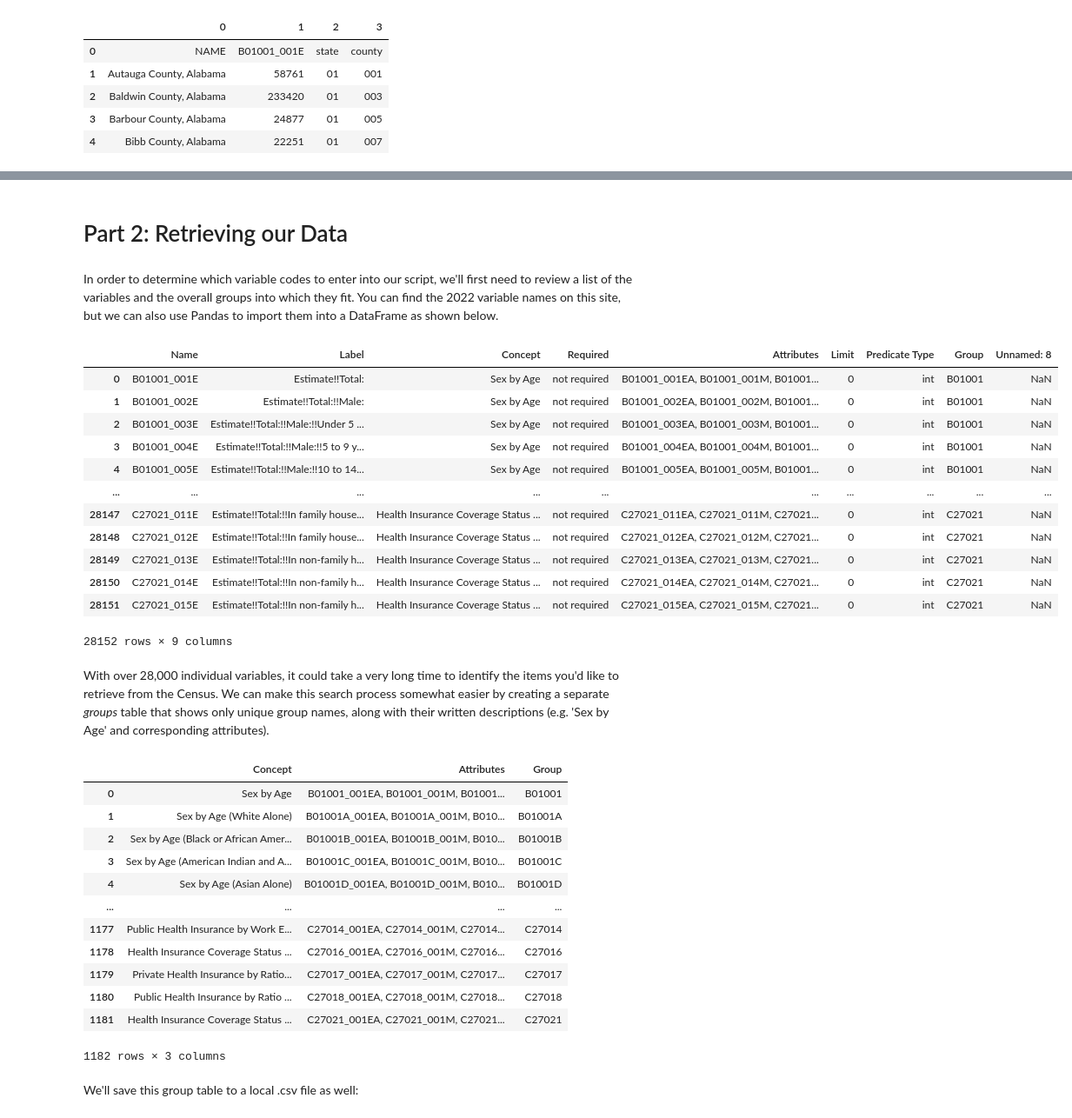
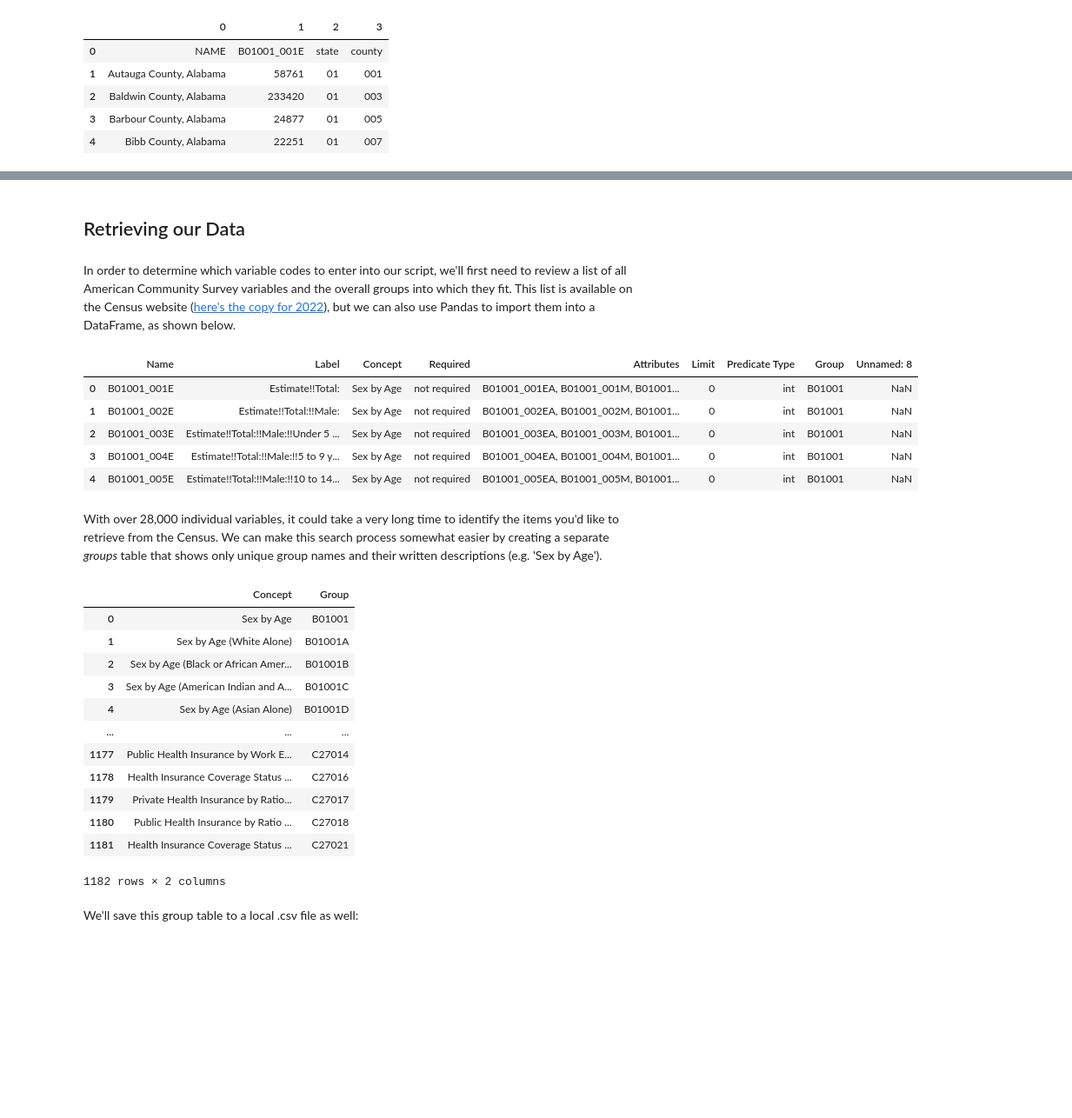
Before and after one commit to kburchfiel/pfn_2, a Jupyter notebook: Census_Data_Imports/census_data_imports.ipynb, the cells around one changed output, grey strips where cells are left out. Shown: that part at 87% size. Saved outputs shown, nothing was run; the diff lists cells and outputs as text; code cells hidden in the pictures; blank space fills up the shorter version.

Commit message:
Updated census_data_imports file (which remains a work in progress)

```diff
--- a/Census_Data_Imports/census_data_imports.ipynb
+++ b/Census_Data_Imports/census_data_imports.ipynb
@@ -163,62 +109,61 @@ df_results
 # %% [markdown]
-# Part 2: Retrieving our Data
+## Retrieving our Data
 # %% [markdown]
-In order to determine which variable codes to enter into our script, we'll first need to review a list of the variables and the overall groups into which they fit. You can find the 2022 variable names on this site, but we can also use Pandas to import them into a DataFrame as shown below.
+In order to determine which variable codes to enter into our script, we'll first need to review a list of all American Community Survey variables and the overall groups into which they fit. This list is available on the Census website ([here's the copy for 2022](https://api.census.gov/data/2022/acs/acs5/variables.html)), but we can also use Pandas to import them into a DataFrame, as shown below.
 # %%
 if download_variable_list == True:
     df_variables_page = pd.read_html(
-        'https://api.census.gov/data/2022/acs/acs5/variables.html')[0]
+        f'https://api.census.gov/data/{latest_acs5_year}/acs/acs5/variables.html')[0]
+    # [0] selects the first HTML table found on this page.
+    # See https://pandas.pydata.org/pandas-docs/stable/reference/api/pandas.read_html.html
+    # for more information on pd.read_html().
+
     # Some rows in this table contain items other than demographic variables
     # (e.g. region names). We can exclude them by selecting only rows
     # that begin with 'Estimate'. (Another option would have been to filter
     # out rows with N/A 'Group' entries (i.e.
     # df_variables.query("Group.isna() == False")),
     # but this would have left a couple non-variable rows in place.
-    # [0] selects the first HTML table found on this page.
+
     df_variables = df_variables_page[
     df_variables_page['Label'].str[0:8] == 'Estimate'].copy(
     ).reset_index(drop=True)
     # Saving this table to a local .csv file:
-    df_variables.to_csv('Datasets/2022_variables.csv', index = False)
-else: # Reading a local copy of this dataset instead, which will probably
+    df_variables.to_csv(f'Datasets/{latest_acs5_year}_variables.csv',
+    index = False)
+else: # Reading a local copy of this dataset instead, which should
     # take much less time.
-    df_variables = pd.read_csv('Datasets/2022_variables.csv')
-df_variables
+    df_variables = pd.read_csv(
+        f'Datasets/{latest_acs5_year}_variables.csv')
+df_variables.head()
 # %% [output]
 |  | Name | Label | Concept | Required | Attributes | Limit | Predicate Type | Group | Unnamed: 8 |
 | 0 | B01001_001E | Estimate!!Total: | Sex by Age | not required | B01001_001EA, B01001_001M, B01001... | 0 | int | B01001 | NaN |
 | 1 | B01001_002E | Estimate!!Total:!!Male: | Sex by Age | not required | B01001_002EA, B01001_002M, B01001... | 0 | int | B01001 | NaN |
 | 2 | B01001_003E | Estimate!!Total:!!Male:!!Under 5 ... | Sex by Age | not required | B01001_003EA, B01001_003M, B01001... | 0 | int | B01001 | NaN |
 | 3 | B01001_004E | Estimate!!Total:!!Male:!!5 to 9 y... | Sex by Age | not required | B01001_004EA, B01001_004M, B01001... | 0 | int | B01001 | NaN |
 | 4 | B01001_005E | Estimate!!Total:!!Male:!!10 to 14... | Sex by Age | not required | B01001_005EA, B01001_005M, B01001... | 0 | int | B01001 | NaN |
-| ... | ... | ... | ... | ... | ... | ... | ... | ... | ... |
-| 28147 | C27021_011E | Estimate!!Total:!!In family house... | Health Insurance Coverage Status ... | not required | C27021_011EA, C27021_011M, C27021... | 0 | int | C27021 | NaN |
-| 28148 | C27021_012E | Estimate!!Total:!!In family house... | Health Insurance Coverage Status ... | not required | C27021_012EA, C27021_012M, C27021... | 0 | int | C27021 | NaN |
-| 28149 | C27021_013E | Estimate!!Total:!!In non-family h... | Health Insurance Coverage Status ... | not required | C27021_013EA, C27021_013M, C27021... | 0 | int | C27021 | NaN |
-| 28150 | C27021_014E | Estimate!!Total:!!In non-family h... | Health Insurance Coverage Status ... | not required | C27021_014EA, C27021_014M, C27021... | 0 | int | C27021 | NaN |
-| 28151 | C27021_015E | Estimate!!Total:!!In non-family h... | Health Insurance Coverage Status ... | not required | C27021_015EA, C27021_015M, C27021... | 0 | int | C27021 | NaN |
-28152 rows × 9 columns
 # %% [markdown]
-With over 28,000 individual variables, it could take a very long time to identify the items you'd like to retrieve from the Census. We can make this search process somewhat easier by creating a separate *groups* table that shows only unique group names, along with their written descriptions (e.g. 'Sex by Age' and corresponding attributes).
+With over 28,000 individual variables, it could take a very long time to identify the items you'd like to retrieve from the Census. We can make this search process somewhat easier by creating a separate *groups* table that shows only unique group names and their written descriptions (e.g. 'Sex by Age').
 # %%
 df_groups = df_variables.drop_duplicates(
-    'Group')[['Concept', 'Attributes', 'Group']].copy(
+    'Group')[['Concept', 'Group']].copy(
     ).reset_index(drop=True)
-df_groups
+df_groups.head()
 # %% [output]
-|  | Concept | Attributes | Group |
-| 0 | Sex by Age | B01001_001EA, B01001_001M, B01001... | B01001 |
-| 1 | Sex by Age (White Alone) | B01001A_001EA, B01001A_001M, B010... | B01001A |
-| 2 | Sex by Age (Black or African Amer... | B01001B_001EA, B01001B_001M, B010... | B01001B |
-| 3 | Sex by Age (American Indian and A... | B01001C_001EA, B01001C_001M, B010... | B01001C |
-| 4 | Sex by Age (Asian Alone) | B01001D_001EA, B01001D_001M, B010... | B01001D |
-| ... | ... | ... | ... |
-| 1177 | Public Health Insurance by Work E... | C27014_001EA, C27014_001M, C27014... | C27014 |
-| 1178 | Health Insurance Coverage Status ... | C27016_001EA, C27016_001M, C27016... | C27016 |
-| 1179 | Private Health Insurance by Ratio... | C27017_001EA, C27017_001M, C27017... | C27017 |
-| 1180 | Public Health Insurance by Ratio ... | C27018_001EA, C27018_001M, C27018... | C27018 |
-| 1181 | Health Insurance Coverage Status ... | C27021_001EA, C27021_001M, C27021... | C27021 |
+|  | Concept | Group |
+| 0 | Sex by Age | B01001 |
+| 1 | Sex by Age (White Alone) | B01001A |
+| 2 | Sex by Age (Black or African Amer... | B01001B |
+| 3 | Sex by Age (American Indian and A... | B01001C |
+| 4 | Sex by Age (Asian Alone) | B01001D |
+| ... | ... | ... |
+| 1177 | Public Health Insurance by Work E... | C27014 |
+| 1178 | Health Insurance Coverage Status ... | C27016 |
+| 1179 | Private Health Insurance by Ratio... | C27017 |
+| 1180 | Public Health Insurance by Ratio ... | C27018 |
+| 1181 | Health Insurance Coverage Status ... | C27021 |
-1182 rows × 3 columns
+1182 rows × 2 columns
 # %% [markdown]
 We'll save this group table to a local .csv file as well:
 # %%
```
Also changed, not shown: parts of 44 cells of this notebook, 3 other files.
